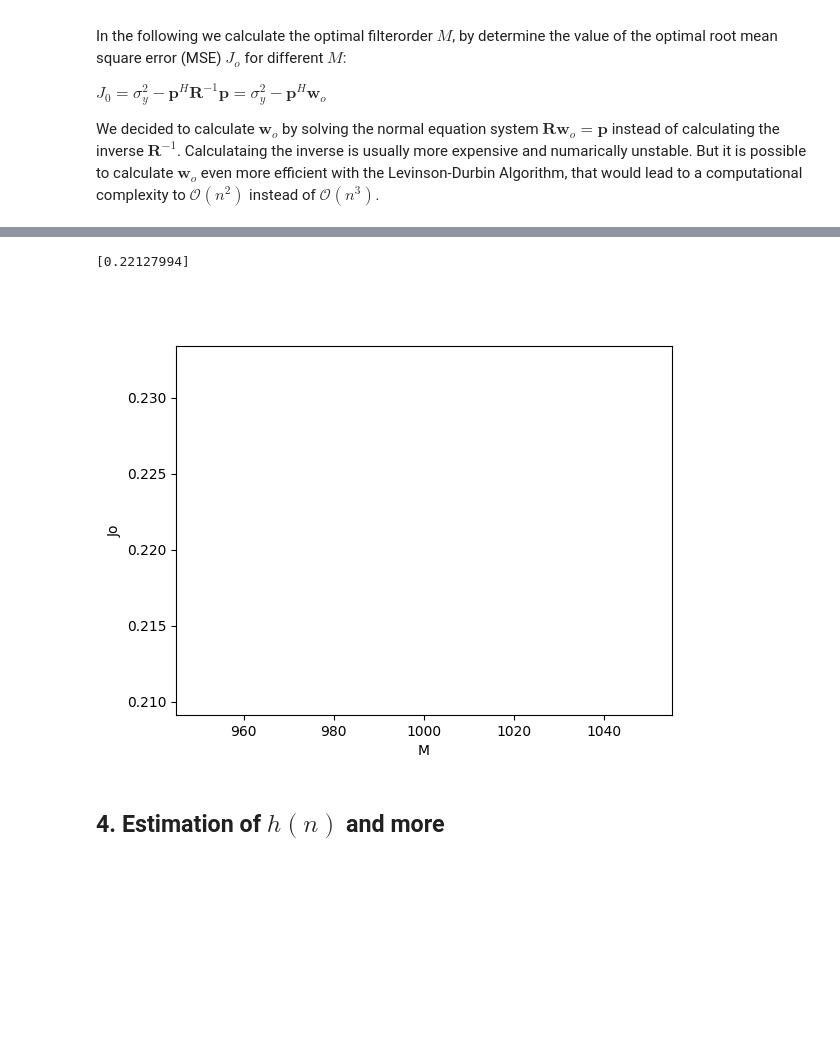
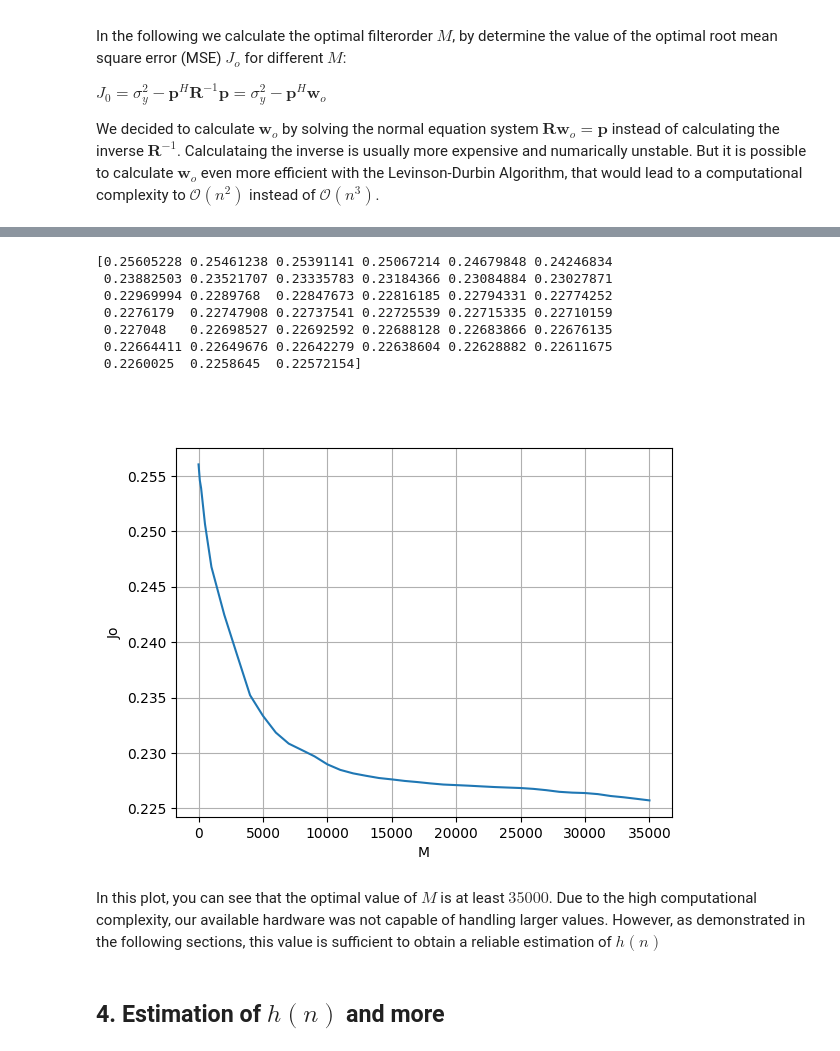
Before and after one commit to CocoMZ/TP2, a Jupyter notebook: main.ipynb, the cells around one changed output, grey strips where cells are left out. Drawn from its saved outputs; the diff is of its cells as text; code cells hidden in the pictures; blank space fills up the shorter version.

```diff
--- a/main.ipynb
+++ b/main.ipynb
@@ -416,12 +291,26 @@ for M in M_tab:
+# %%
+# helper function to save the results
+data = np.loadtxt("output_results.txt", delimiter=",")
+M_tab = data[:,0]
+Jo_tab = data[:,1]
 # %%
 plt.figure()
 plt.plot(M_tab, Jo_tab)
 plt.xlabel("M")
 plt.ylabel("Jo")
+plt.grid()
 print(np.array(Jo_tab))
 # %% [output]
-[0.22127994]
+[0.25605228 0.25461238 0.25391141 0.25067214 0.24679848 0.24246834
+ 0.23882503 0.23521707 0.23335783 0.23184366 0.23084884 0.23027871
+ 0.22969994 0.2289768  0.22847673 0.22816185 0.22794331 0.22774252
+ 0.2276179  0.22747908 0.22737541 0.22725539 0.22715335 0.22710159
+ 0.227048   0.22698527 0.22692592 0.22688128 0.22683866 0.22676135
+ 0.22664411 0.22649676 0.22642279 0.22638604 0.22628882 0.22611675
+ 0.2260025  0.2258645  0.22572154]
-[figure, old version]
+[figure, new version]
+# %% [markdown]
+In this plot, you can see that the optimal value of $M$ is at least $35000$. Due to the high computational complexity, our available hardware was not capable of handling larger values. However, as demonstrated in the following sections, this value is sufficient to obtain a reliable estimation of $h(n)$
 # %% [markdown]
 ## 4. Estimation of $h(n)$ and more
 # %% [markdown]
```
Also changed, not shown: parts of 27 cells of this notebook, 5 other files.
